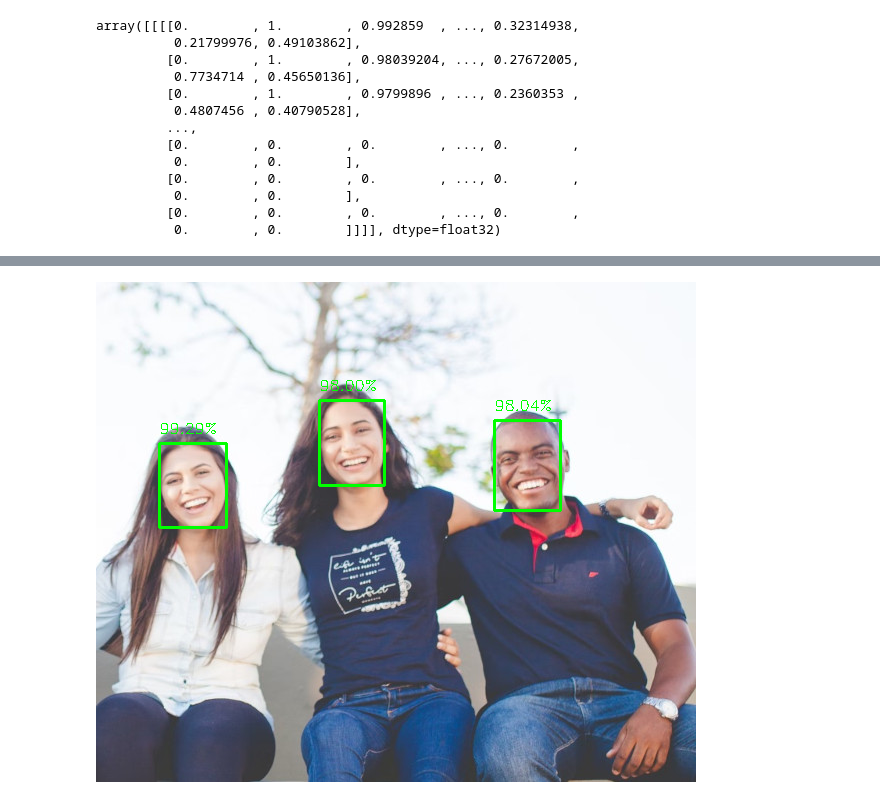
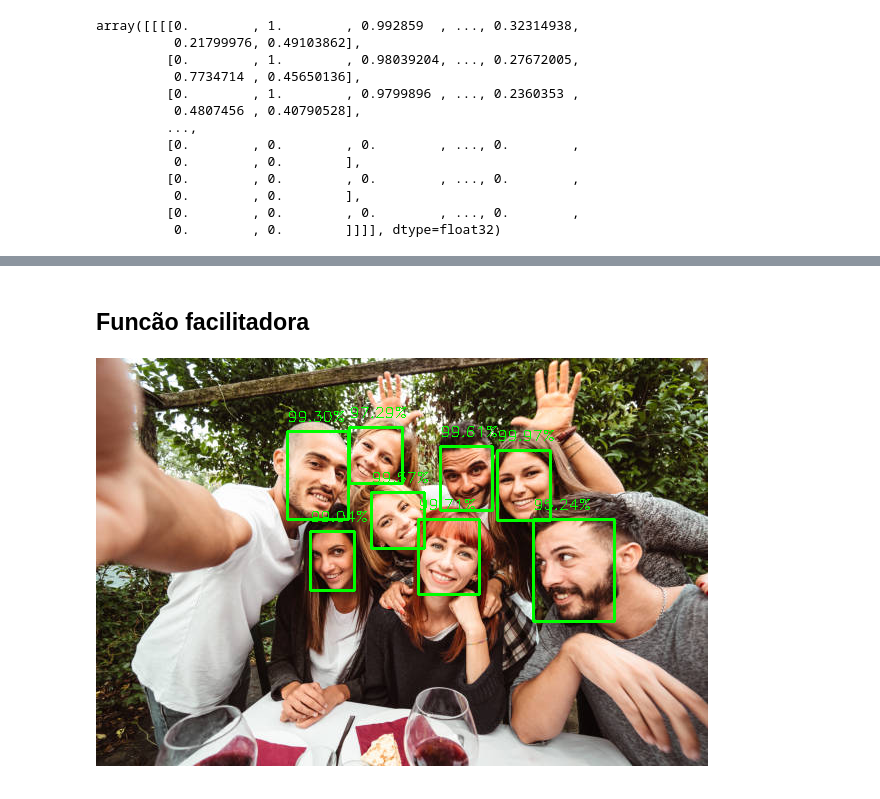
Before and after one commit to KauaHenSilva/python_facial_detection, a Jupyter notebook: SSD.ipynb, the cells around one changed output, grey strips where cells are left out. Cells and saved outputs as stored; diff of their text form; code cells hidden in the pictures.

```diff
--- a/SSD.ipynb
+++ b/SSD.ipynb
@@ -49,13 +49,12 @@ array([[[[0.        , 1.        , 0.992859  , ..., 0.32314938,
          [0.        , 0.        , 0.        , ..., 0.        ,
           0.        , 0.        ]]]], dtype=float32)
 # %%
-def show_deteccoes(detc, img, conf):
-  for i in range(0, detc.shape[2]):
-    confianca_atual = detc[0, 0, i, 2]
-    if confianca_atual >= conf:
-      text_conf = f"{(confianca_atual * 100):.2f}%"
-      box = detc[0, 0, i, 3:7] * np.array([w, h, w, h])
-      (start_x, start_y, end_x, end_y) = box.astype(int)
-      cv2.rectangle(img, (start_x, start_y), (end_x, end_y), (0, 255, 0), 2)
-      cv2.putText(img, text_conf, (start_x, start_y - 10), cv2.FONT_HERSHEY_SCRIPT_SIMPLEX, 0.5, (0, 255, 0), 1)
-  cv2_imshow(img)
+for i in range(0, deteccoes.shape[2]):
+  confianca_atual = deteccoes[0, 0, i, 2]
+  if confianca_atual >= conf_min:
+    text_conf = f"{(confianca_atual * 100):.2f}%"
+    box = deteccoes[0, 0, i, 3:7] * np.array([w, h, w, h])
+    (start_x, start_y, end_x, end_y) = box.astype(int)
+    cv2.rectangle(imagem, (start_x, start_y), (end_x, end_y), (0, 255, 0), 2)
+    cv2.putText(imagem, text_conf, (start_x, start_y - 10), cv2.FONT_HERSHEY_SCRIPT_SIMPLEX, 0.5, (0, 255, 0), 1)
+cv2_imshow(imagem)
@@ -62,4 +63,23 @@ def show_deteccoes(detc, img, conf):
-# %%
-show_deteccoes(deteccoes, imagem, conf_min)
-# %% [output]
-[figure, removed]
+# %% [markdown]
+## Funcão facilitadora
+# %%
+def run_ssd(net, img_path, conf_min, tamanho = 300):
+    imagem = cv2.imread(img_path)
+    (h, w) = imagem.shape[:2]
+    blob = cv2.dnn.blobFromImage(cv2.resize(imagem, (tamanho, tamanho)), 1.0, (tamanho, tamanho), (104, 117, 123))
+    network.setInput(blob)
+    deteccoes = network.forward()
+
+    for i in range(0, deteccoes.shape[2]):
+      confianca_atual = deteccoes[0, 0, i, 2]
+      if confianca_atual >= conf_min:
+        text_conf = f"{(confianca_atual * 100):.2f}%"
+        box = deteccoes[0, 0, i, 3:7] * np.array([w, h, w, h])
+        (start_x, start_y, end_x, end_y) = box.astype(int)
+        cv2.rectangle(imagem, (start_x, start_y), (end_x, end_y), (0, 255, 0), 2)
+        cv2.putText(imagem, text_conf, (start_x, start_y - 10), cv2.FONT_HERSHEY_SCRIPT_SIMPLEX, 0.5, (0, 255, 0), 1)
+    cv2_imshow(imagem)
+# %%
+run_ssd(network,"/content/drive/MyDrive/Face Detection and Recognition/images/people3.jpg", conf_min, 500)
+# %% [output]
+[figure, added]
```
Also changed, not shown: parts of 3 cells of this notebook.
